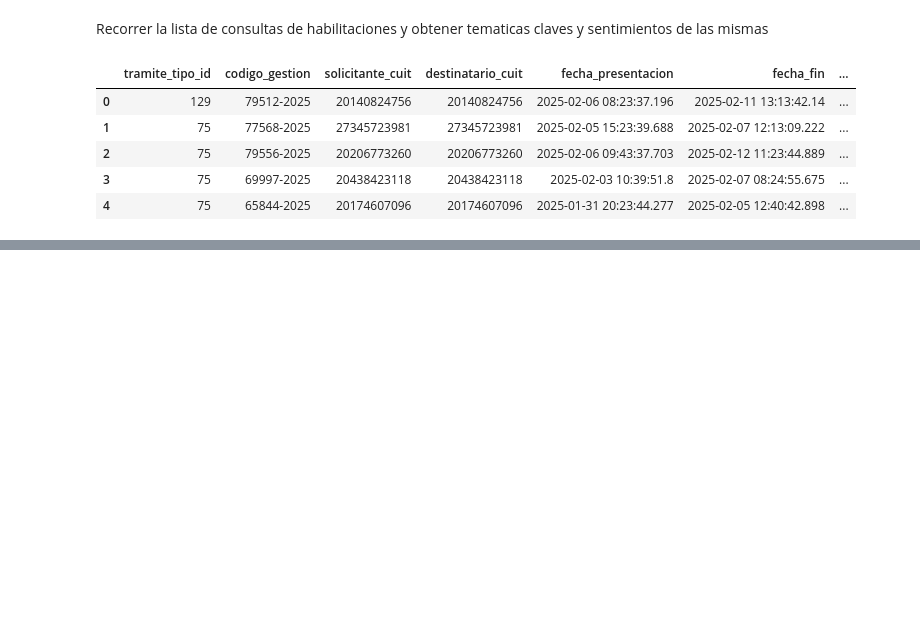
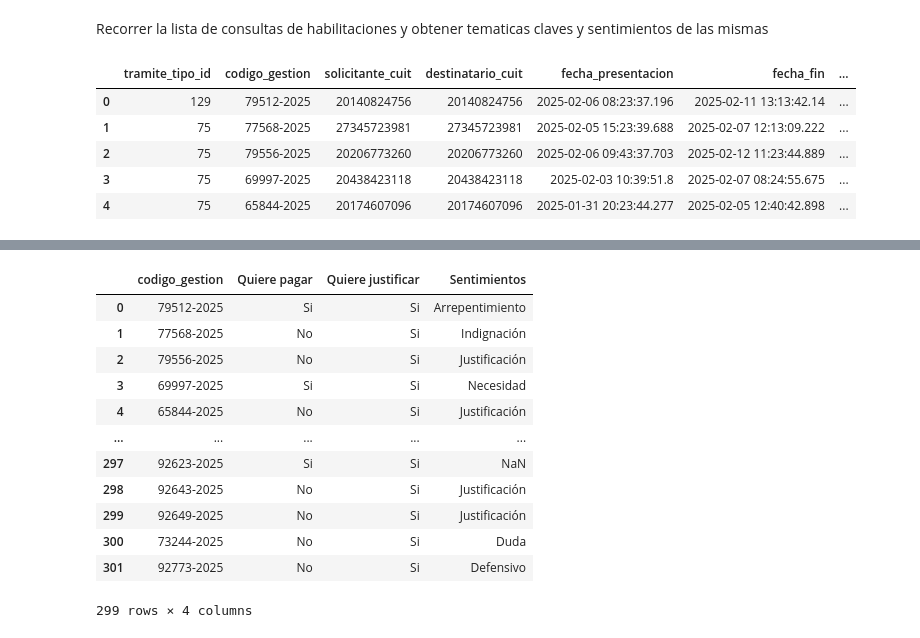
Before and after one commit to gcasado0/chatbot, a Jupyter notebook: gemini_test_descargos.ipynb, the cells around one changed output, grey strips where cells are left out. Drawn from its saved outputs; the diff is of its cells as text; code cells hidden in the pictures; blank space fills up the shorter version.

```diff
--- a/gemini_test_descargos.ipynb
+++ b/gemini_test_descargos.ipynb
@@ -251,0 +167,18 @@ data.to_excel('encontraste_lo_que_buscabas-procesado.xlsx', index=False)
+# %%
+# filtrar los registros que tengan datos en esas columnas
+data2 = data1[data1['Quiere pagar'].notnull()]
+data2
+# %% [output]
+|  | codigo_gestion | Quiere pagar | Quiere justificar | Sentimientos |
+| 0 | 79512-2025 | Si | Si | Arrepentimiento |
+| 1 | 77568-2025 | No | Si | Indignación |
+| 2 | 79556-2025 | No | Si | Justificación |
+| 3 | 69997-2025 | Si | Si | Necesidad |
+| 4 | 65844-2025 | No | Si | Justificación |
+| ... | ... | ... | ... | ... |
+| 297 | 92623-2025 | Si | Si | NaN |
+| 298 | 92643-2025 | No | Si | Justificación |
+| 299 | 92649-2025 | No | Si | Justificación |
+| 300 | 73244-2025 | No | Si | Duda |
+| 301 | 92773-2025 | No | Si | Defensivo |
+299 rows × 4 columns
```
Also changed, not shown: parts of 11 cells of this notebook, 1 other file.
